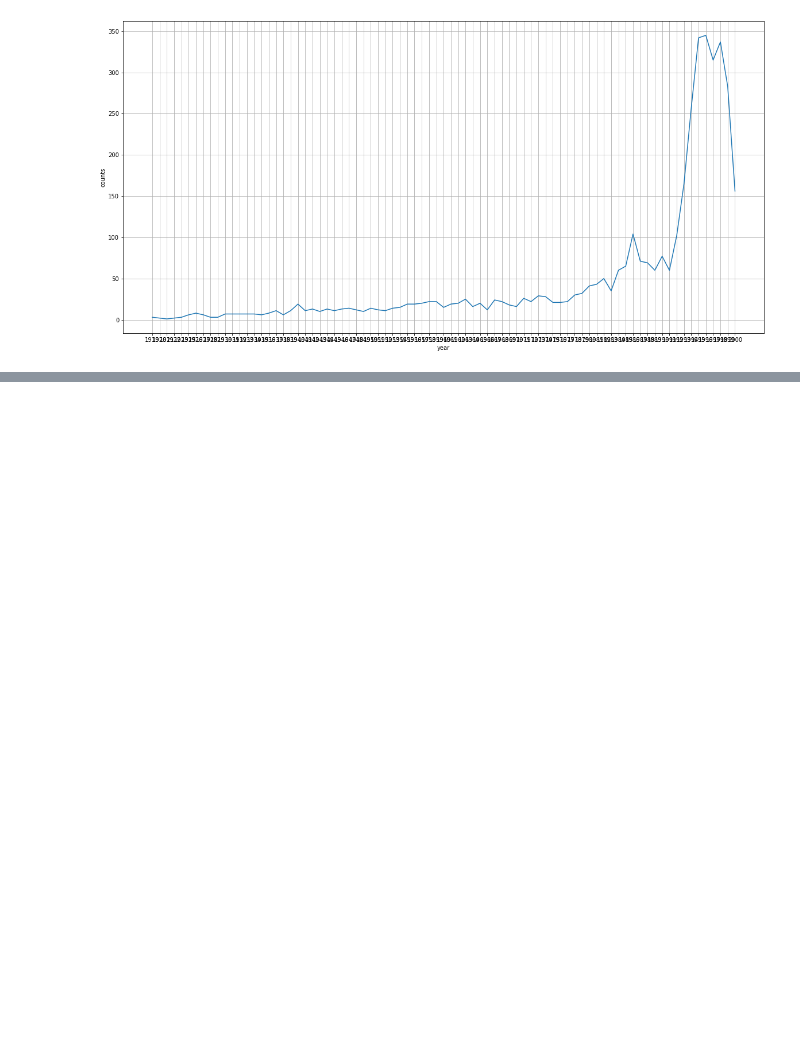
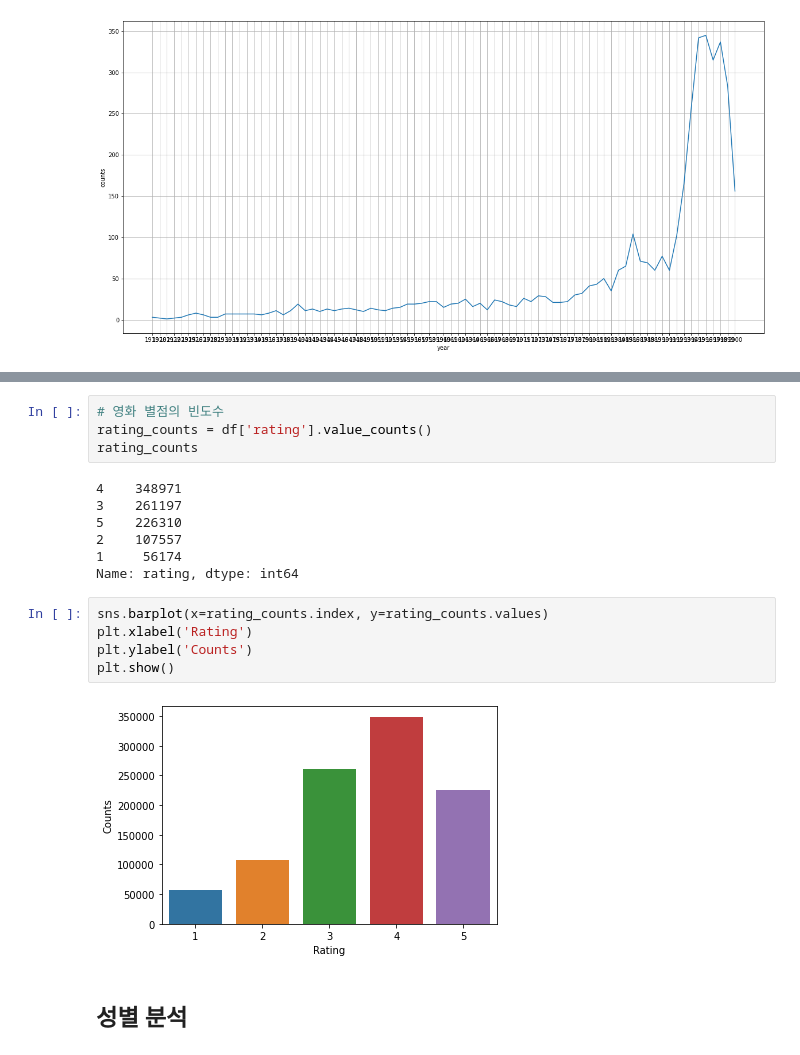
Before and after one commit to sejinseo/Itwill_Python, a Jupyter notebook: py25_movielens.ipynb, the cells around one changed output, grey strips where cells are left out. Saved outputs shown, nothing was run; the diff lists cells and outputs as text; blank space fills up the shorter version.

```diff
--- a/py25_movielens.ipynb
+++ b/py25_movielens.ipynb
@@ -266,0 +497,20 @@ plt.show()
+# %%
+# 영화 별점의 빈도수
+rating_counts = df['rating'].value_counts()
+rating_counts
+# %% [output]
+4    348971
+3    261197
+5    226310
+2    107557
+1     56174
+Name: rating, dtype: int64
+# %%
+sns.barplot(x=rating_counts.index, y=rating_counts.values)
+plt.xlabel('Rating')
+plt.ylabel('Counts')
+plt.show()
+# %% [output]
+[figure, added]
+# %% [markdown]
+## 성별 분석
```
Also changed, not shown: parts of 67 cells of this notebook.
